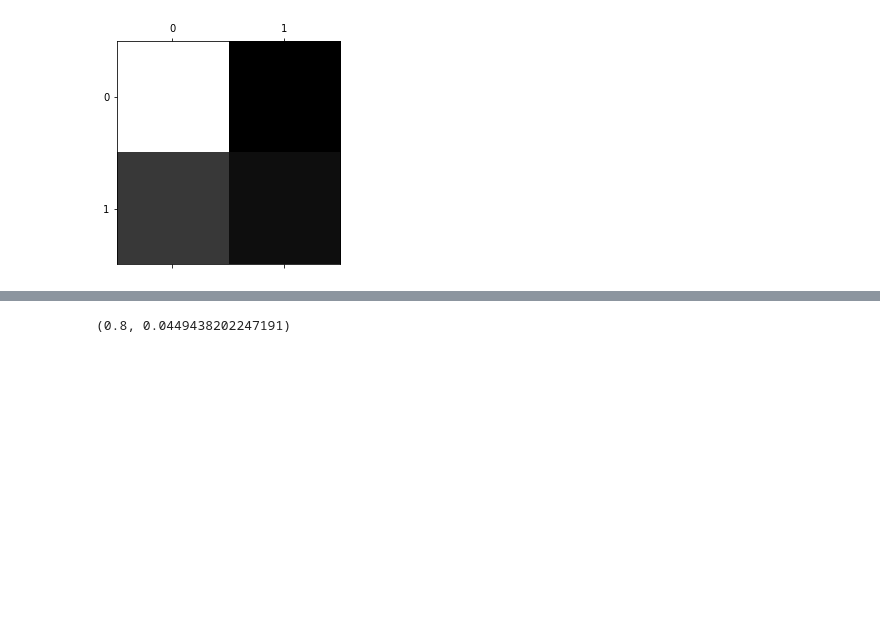
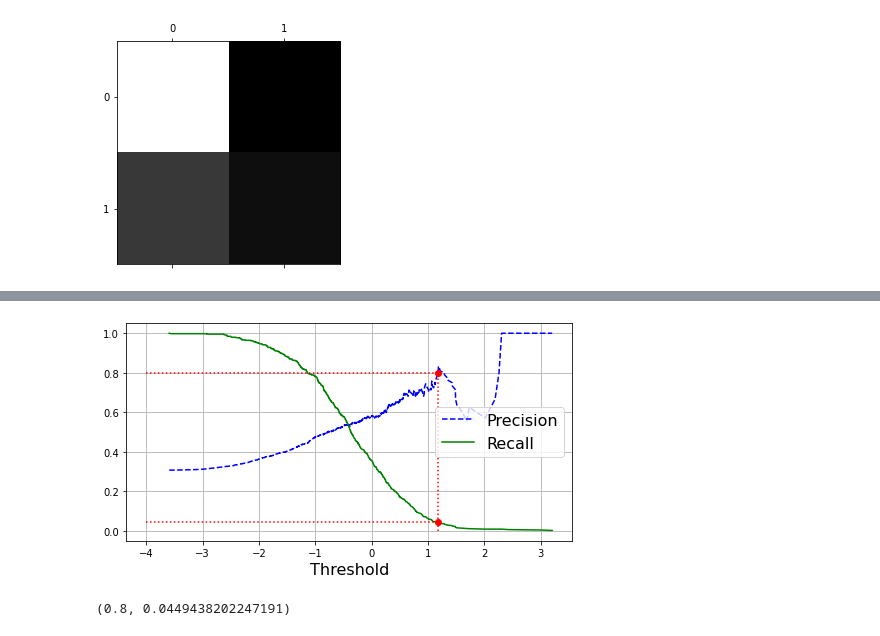
Before and after one commit to itsrandeep/Heart-Disease-Prediction, a Jupyter notebook: model_training.ipynb, the cells around one changed output, grey strips where cells are left out. Cells and saved outputs as stored; diff of their text form; code cells hidden in the pictures; blank space fills up the shorter version.

```diff
--- a/model_training.ipynb
+++ b/model_training.ipynb
@@ -206,3 +209,18 @@ plt.show()
+# %%
+recall_80_precision = recalls[np.argmax(precisions >= 0.80)]
+threshold_80_precision = thresholds[np.argmax(precisions >= 0.80)]
+
+
+plt.figure(figsize=(8, 4))
+plot_precision_recall_vs_threshold(precisions, recalls, thresholds)
+plt.plot([threshold_80_precision, threshold_80_precision], [0., 0.8], "r:")
+plt.plot([-4, threshold_80_precision], [0.8, 0.8], "r:")
+plt.plot([-4, threshold_80_precision], [recall_80_precision, recall_80_precision], "r:")
+plt.plot([threshold_80_precision], [0.8], "ro")
+plt.plot([threshold_80_precision], [recall_80_precision], "ro")
+plt.show()
+# %% [output]
+[figure, added]
 # %%
 threshold_80_precision = thresholds[np.argmax(precisions >= 0.80)] # ~1.3
 
```
Also changed, not shown: parts of 1 cell of this notebook.
